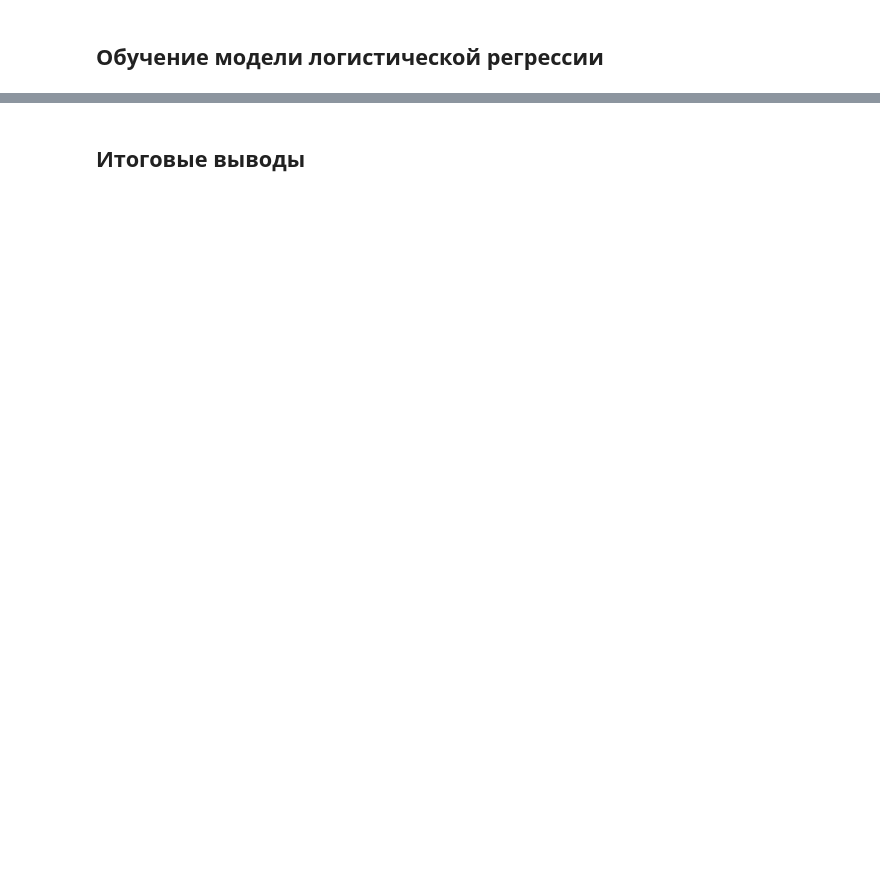
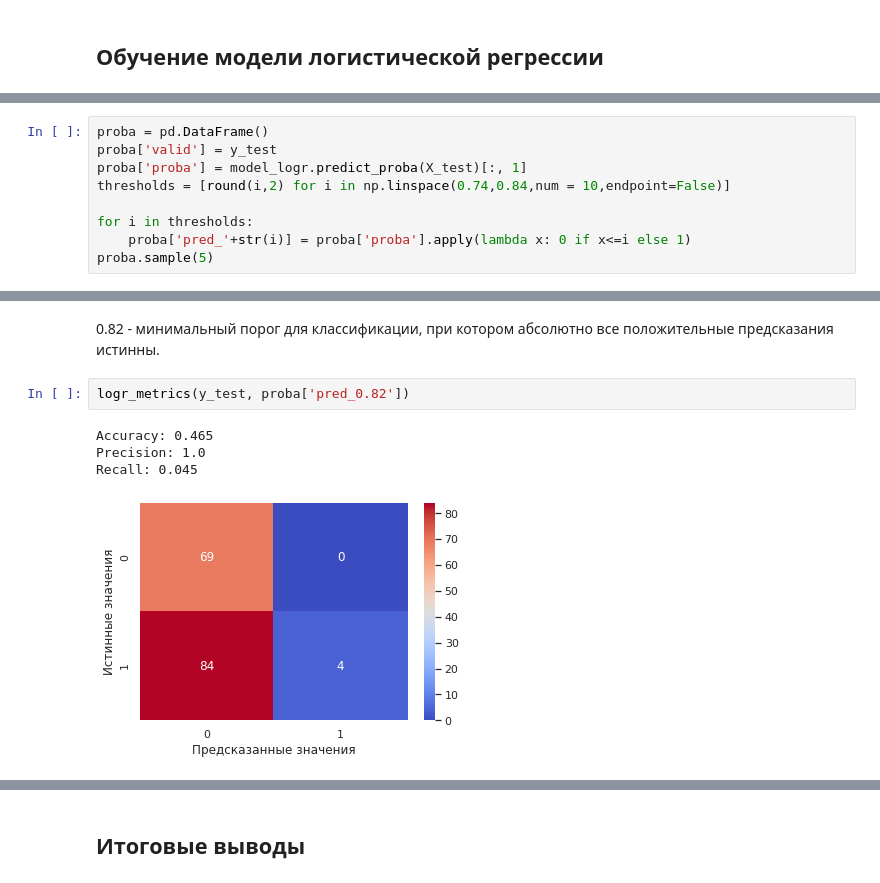
Before and after one commit to Maksim1004/data_science_studying, a Jupyter notebook: cows_and_machine_learning.ipynb, the cells around one changed output, grey strips where cells are left out. Drawn from its saved outputs; the diff is of its cells as text; blank space fills up the shorter version.

Commit message:
Начал создание модели логистической регрессии, получил оптимальный порог классификации.

```diff
--- a/cows_and_machine_learning.ipynb
+++ b/cows_and_machine_learning.ipynb
@@ -884,0 +966,9 @@ dataset_info(ds_buy, False)
+# %%
+proba = pd.DataFrame()
+proba['valid'] = y_test
+proba['proba'] = model_logr.predict_proba(X_test)[:, 1]
+thresholds = [round(i,2) for i in np.linspace(0.74,0.84,num = 10,endpoint=False)]
+
+for i in thresholds:
+    proba['pred_'+str(i)] = proba['proba'].apply(lambda x: 0 if x<=i else 1)
+proba.sample(5)
@@ -884,0 +997,9 @@ dataset_info(ds_buy, False)
+# %% [markdown]
+0.82 - минимальный порог для классификации, при котором абсолютно все положительные предсказания истинны.
+# %%
+logr_metrics(y_test, proba['pred_0.82'])
+# %% [output]
+Accuracy: 0.465
+Precision: 1.0
+Recall: 0.045
+[figure, added]
```
Also changed, not shown: parts of 54 cells of this notebook.
